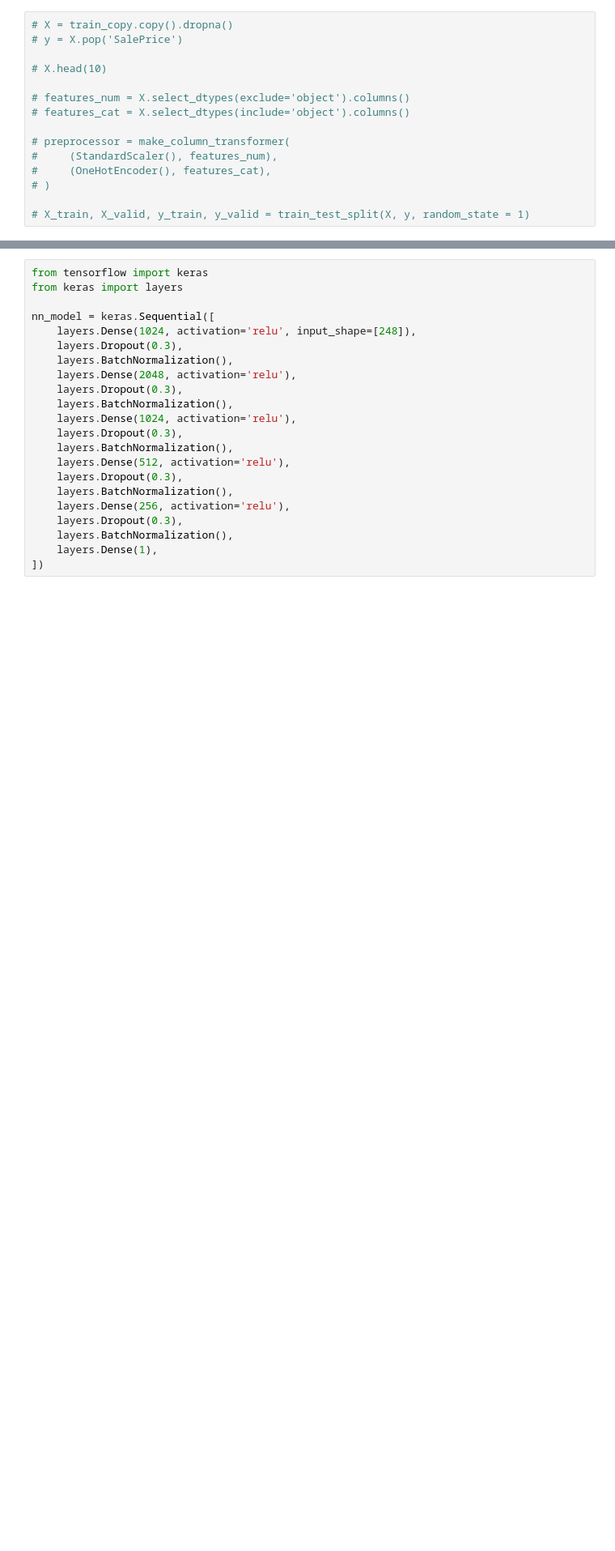
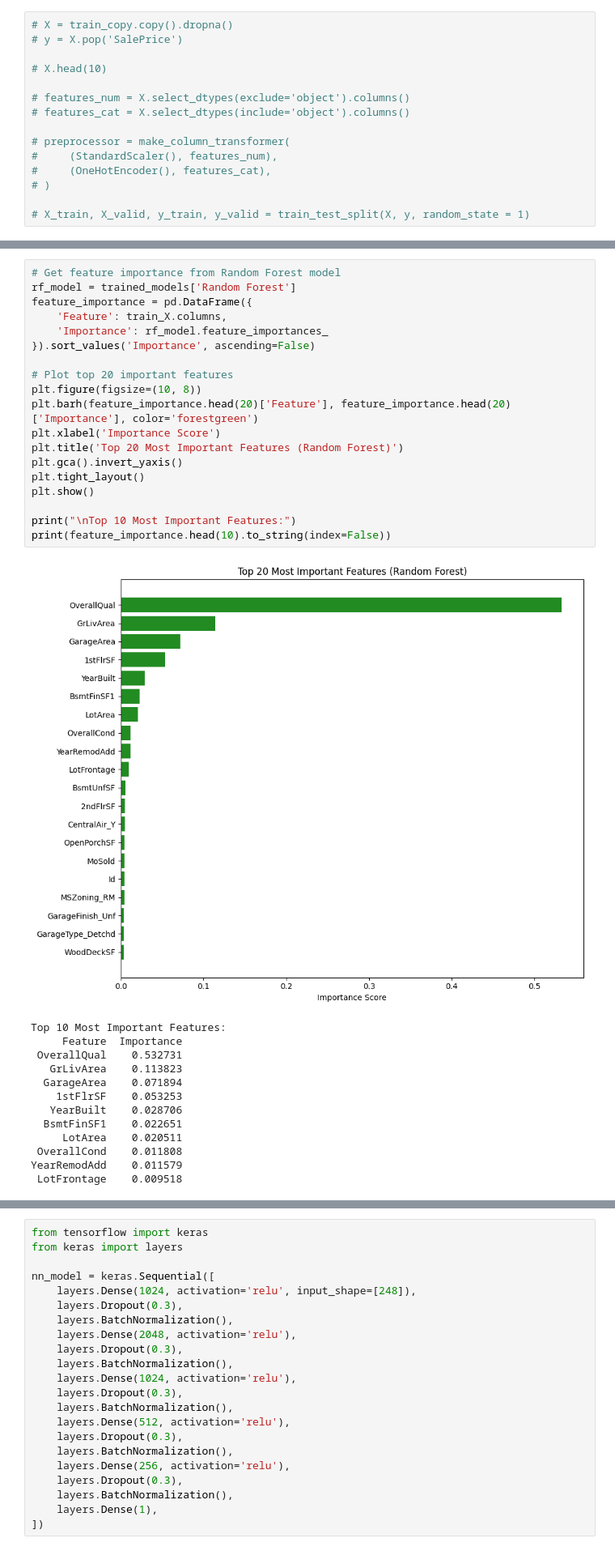
Before and after one commit to myang987/kaggle-housing-price, a Jupyter notebook: working.ipynb, the cells around one changed output, grey strips where cells are left out. Shown at 81% size. Drawn from its saved outputs; the diff is of its cells as text; blank space fills up the shorter version.

```diff
--- a/working.ipynb
+++ b/working.ipynb
@@ -588,0 +736,33 @@ train_y = train_final.SalePrice
+# %%
+# Get feature importance from Random Forest model
+rf_model = trained_models['Random Forest']
+feature_importance = pd.DataFrame({
+    'Feature': train_X.columns,
+    'Importance': rf_model.feature_importances_
+}).sort_values('Importance', ascending=False)
+
+# Plot top 20 important features
+plt.figure(figsize=(10, 8))
+plt.barh(feature_importance.head(20)['Feature'], feature_importance.head(20)['Importance'], color='forestgreen')
+plt.xlabel('Importance Score')
+plt.title('Top 20 Most Important Features (Random Forest)')
+plt.gca().invert_yaxis()
+plt.tight_layout()
+plt.show()
+
+print("\nTop 10 Most Important Features:")
+print(feature_importance.head(10).to_string(index=False))
+# %% [output]
+[figure, added]
+Top 10 Most Important Features:
+     Feature  Importance
+ OverallQual    0.532731
+   GrLivArea    0.113823
+  GarageArea    0.071894
+    1stFlrSF    0.053253
+   YearBuilt    0.028706
+  BsmtFinSF1    0.022651
+     LotArea    0.020511
+ OverallCond    0.011808
+YearRemodAdd    0.011579
+ LotFrontage    0.009518
```
Also changed, not shown: parts of 17 cells of this notebook.
